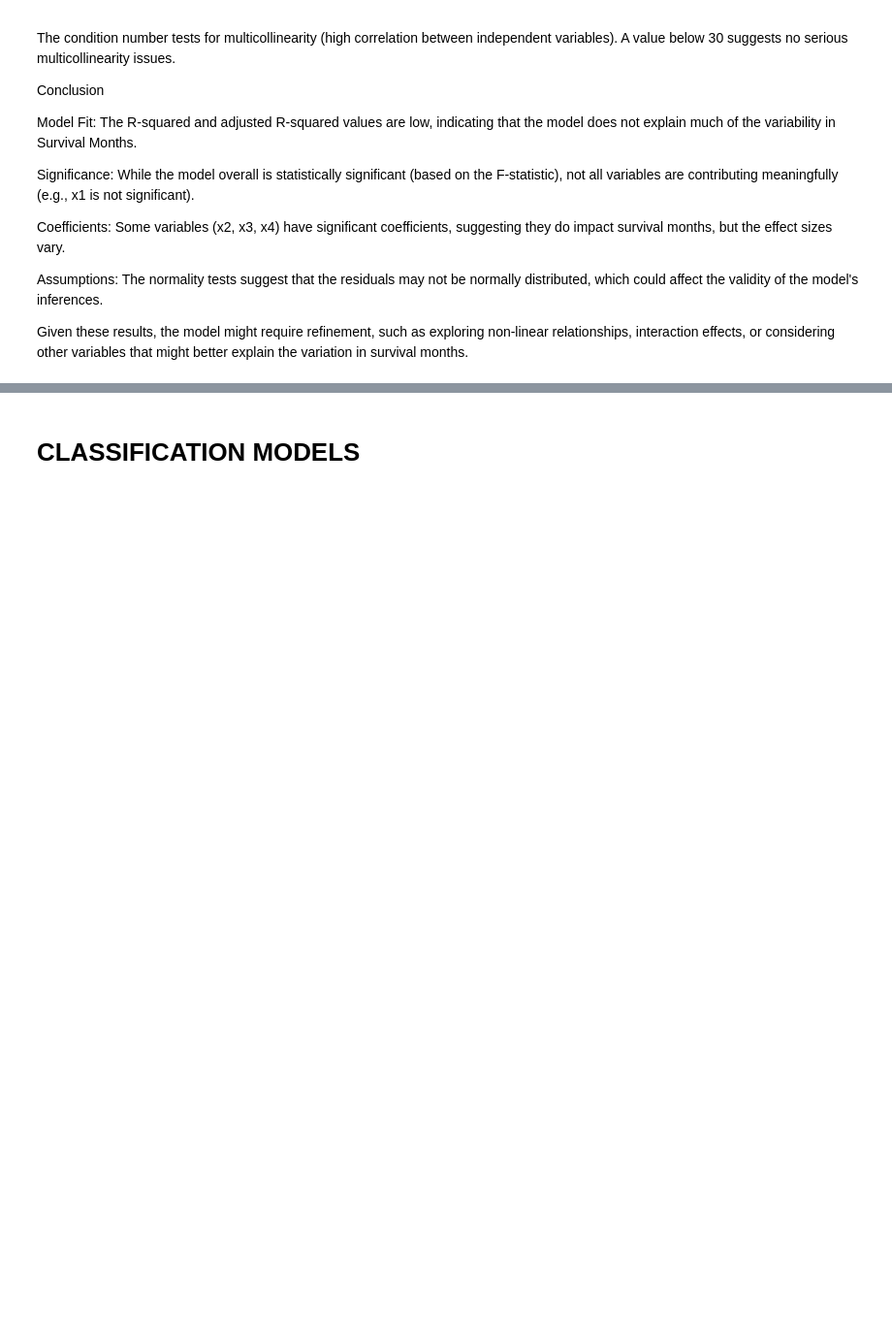
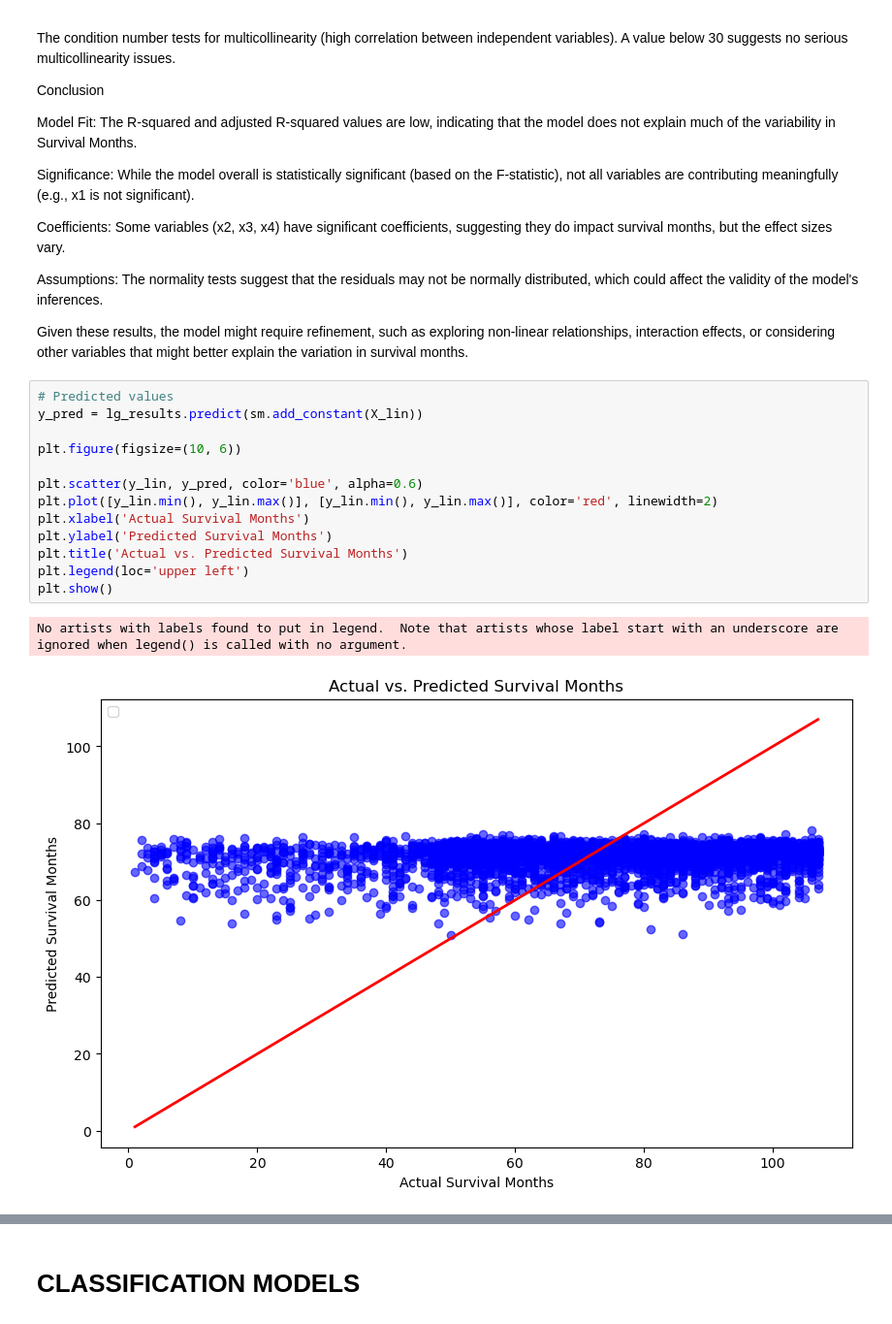
Before and after one commit to Ogam-Alvin/Phase_3_Project, a Jupyter notebook: breast_cancer_classification.ipynb, the cells around one changed output, grey strips where cells are left out. Shown at 97% size. Drawn from its saved outputs; the diff is of its cells as text; blank space fills up the shorter version.

```diff
--- a/breast_cancer_classification.ipynb
+++ b/breast_cancer_classification.ipynb
@@ -269,3 +269,19 @@ Coefficients: Some variables (x2, x3, x4) have significant coefficients, suggest
 Assumptions: The normality tests suggest that the residuals may not be normally distributed, which could affect the validity of the model's inferences.
 
 Given these results, the model might require refinement, such as exploring non-linear relationships, interaction effects, or considering other variables that might better explain the variation in survival months.
+# %%
+# Predicted values
+y_pred = lg_results.predict(sm.add_constant(X_lin))
+
+plt.figure(figsize=(10, 6))
+
+plt.scatter(y_lin, y_pred, color='blue', alpha=0.6)
+plt.plot([y_lin.min(), y_lin.max()], [y_lin.min(), y_lin.max()], color='red', linewidth=2)
+plt.xlabel('Actual Survival Months')
+plt.ylabel('Predicted Survival Months')
+plt.title('Actual vs. Predicted Survival Months')
+plt.legend(loc='upper left')
+plt.show()
+# %% [output]
+No artists with labels found to put in legend.  Note that artists whose label start with an underscore are ignored when legend() is called with no argument.
+[figure, added]
```
Also changed, not shown: parts of 8 cells of this notebook, 1 other file.
